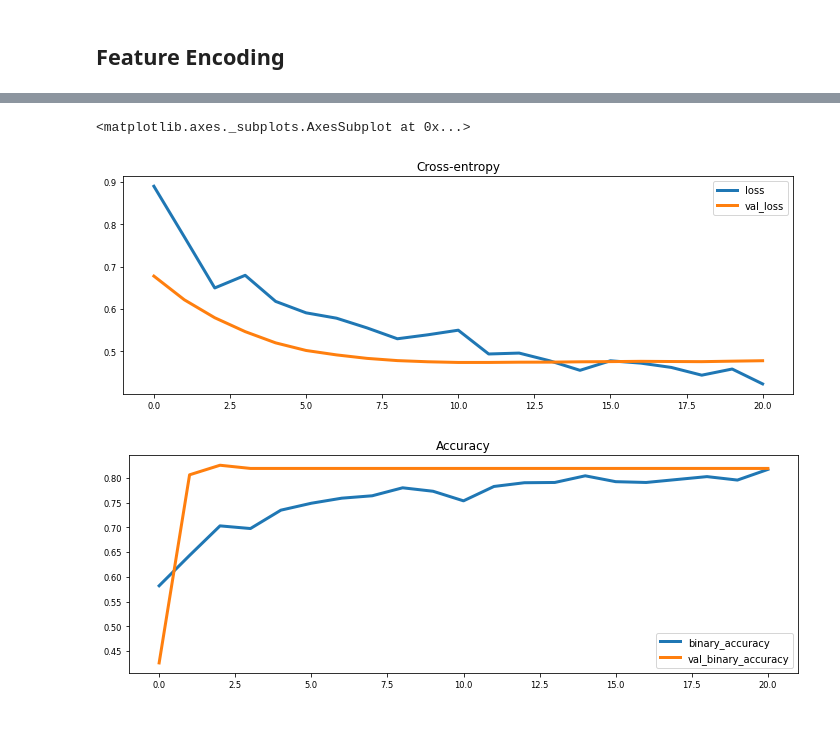
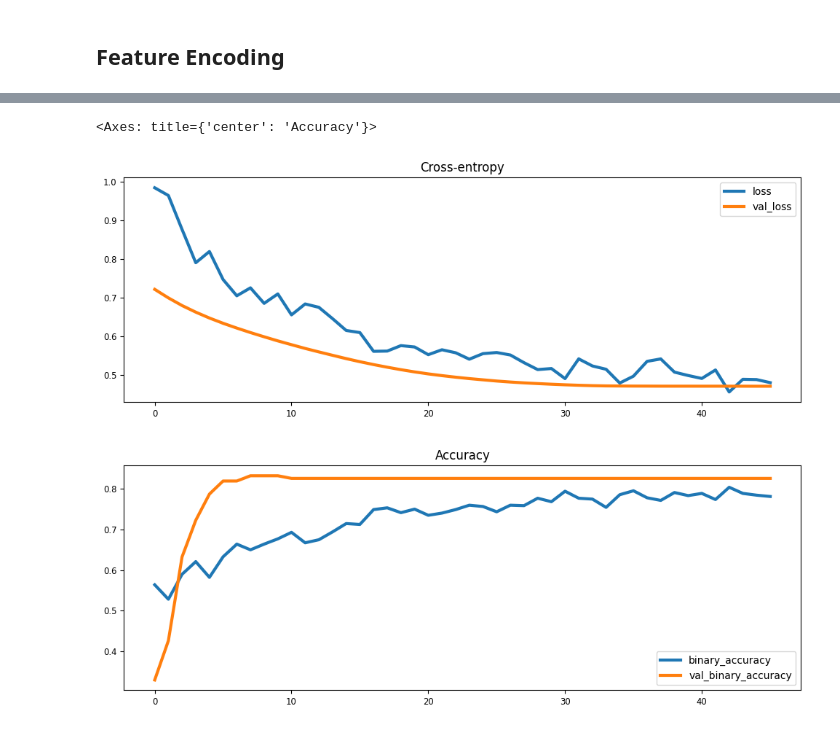
Before and after one commit to rezatan/LoanCustomer, a Jupyter notebook: LoanCustomer.ipynb, the cells around one changed output, grey strips where cells are left out. Drawn from its saved outputs; the diff is of its cells as text; code cells hidden in the pictures.

```diff
--- a/LoanCustomer.ipynb
+++ b/LoanCustomer.ipynb
@@ -161,13 +161,13 @@ input_shape = [X_train.shape[1]]
 # %%
 model = keras.Sequential([
     layers.BatchNormalization(),
-    layers.Dense(256, activation='relu',input_shape = input_shape),
+    layers.Dense(128, activation='relu',input_shape = [12,]),
     layers.BatchNormalization(),
     layers.Dropout(0.5),
-    layers.Dense(256, activation='relu'),
+    layers.Dense(128, activation='relu'),
     layers.BatchNormalization(),
     layers.Dropout(0.5),
-    layers.Dense(256, activation='relu'),
+    layers.Dense(128, activation='relu'),
     layers.BatchNormalization(),
     layers.Dropout(0.5),
     layers.Dense(1, activation='sigmoid'),
@@ -190,7 +190,7 @@ history = model.fit(
     validation_data=(X_valid, y_valid),
     batch_size=512,
     epochs=200,
-    steps_per_epoch = 4,
+    steps_per_epoch = 2,
     callbacks=[early_stopping],
 )
 
@@ -218,4 +218,4 @@ Epoch 21/200
-<matplotlib.axes._subplots.AxesSubplot at 0x...>
+<Axes: title={'center': 'Accuracy'}>
-[figure, old version]
+[figure, new version]
-[figure, old version]
+[figure, new version]
 # %%
```
Also changed, not shown: parts of 8 cells of this notebook.
